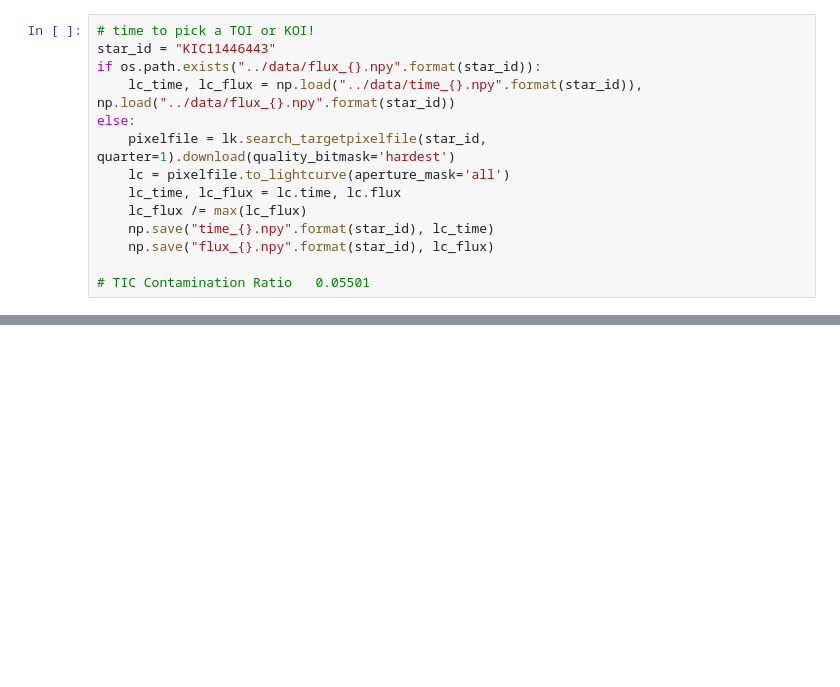
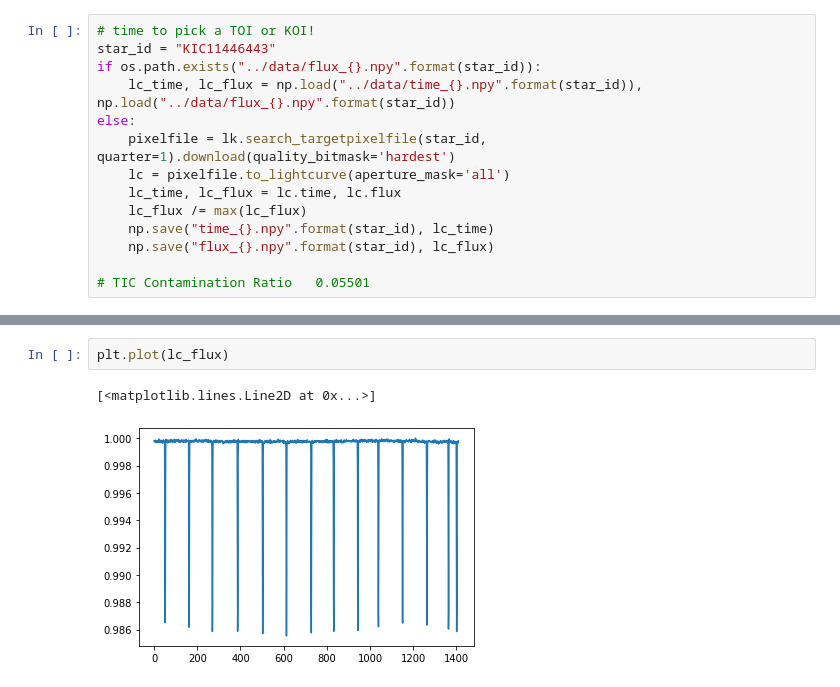
Before and after one commit to aditya-sengupta/tesscomp-prototyping, a Jupyter notebook: notebooks/ekf_lc_smoothing.ipynb, the cells around one changed output, grey strips where cells are left out. Drawn from its saved outputs; the diff is of its cells as text; blank space fills up the shorter version.

```diff
--- a/notebooks/ekf_lc_smoothing.ipynb
+++ b/notebooks/ekf_lc_smoothing.ipynb
@@ -147 +176,6 @@ AttributeError: 'EKFilter' object has no attribute 'steady_state'
+# %%
+plt.plot(lc_flux)
+# %% [output]
+[<matplotlib.lines.Line2D at 0x...>]
+[figure, added]
 # %%
```
Also changed, not shown: parts of 13 cells of this notebook, 2 other files.
